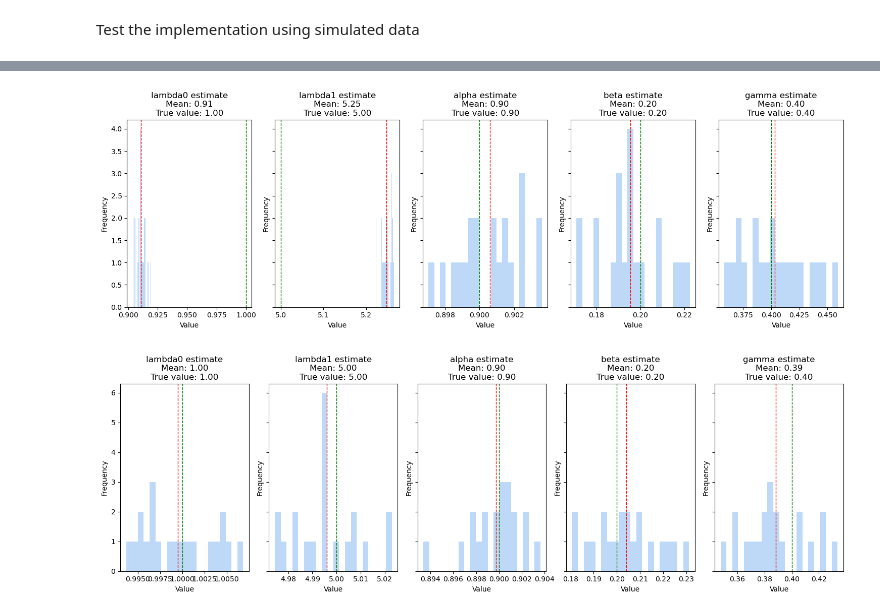
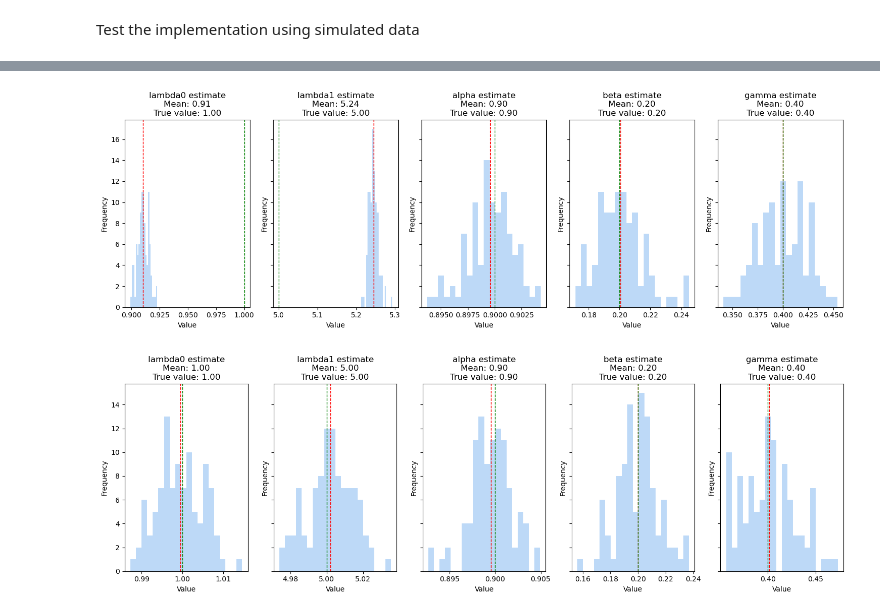
Before and after one commit to otto-groen-roepstorff/modcomp-project, a Jupyter notebook: code/master.ipynb, the cells around one changed output, grey strips where cells are left out. Saved outputs shown, nothing was run; the diff lists cells and outputs as text; code cells hidden in the pictures.

```diff
--- a/code/master.ipynb
+++ b/code/master.ipynb
@@ -992,16 +999,15 @@ plot_est(par_estimates_softEM_smalln, "softem_smalln.png", model)
 # %%
-N_rep = 20
 model = Markov_model(gamma = 0.4, T = 1000, n = 100)
 
 par_estimates_hardEM_largen = np.empty(shape =(N_rep,5))
 for i in range(N_rep):
     model.sim_data(return_output=False)
     estimate_i, _ = hardEM(model.X, initial_dic = initial_dic)
     par_estimates_hardEM_largen[i] = list(estimate_i.values())
 
 plot_est(par_estimates_hardEM_largen, "hardem_largen.png", model)
 # %% [output]
-[figure, old version]
+[figure, new version]
 # %%
 par_estimates_softEM_largen = np.empty(shape =(N_rep,5))
 for i in range(N_rep):
@@ -1011,7 +1017,7 @@ for i in range(N_rep):
 
 plot_est(par_estimates_softEM_largen, "softem_largen.png", model)
 # %% [output]
-[figure, old version]
+[figure, new version]
 # %%
 _, conv_check_hard = hardEM(model.X, initial_dic=initial_dic)
 _, conv_check_soft = softEM(model.X, initial_dic=initial_dic)
```
Also changed, not shown: parts of 13 cells of this notebook, 10 other files.
